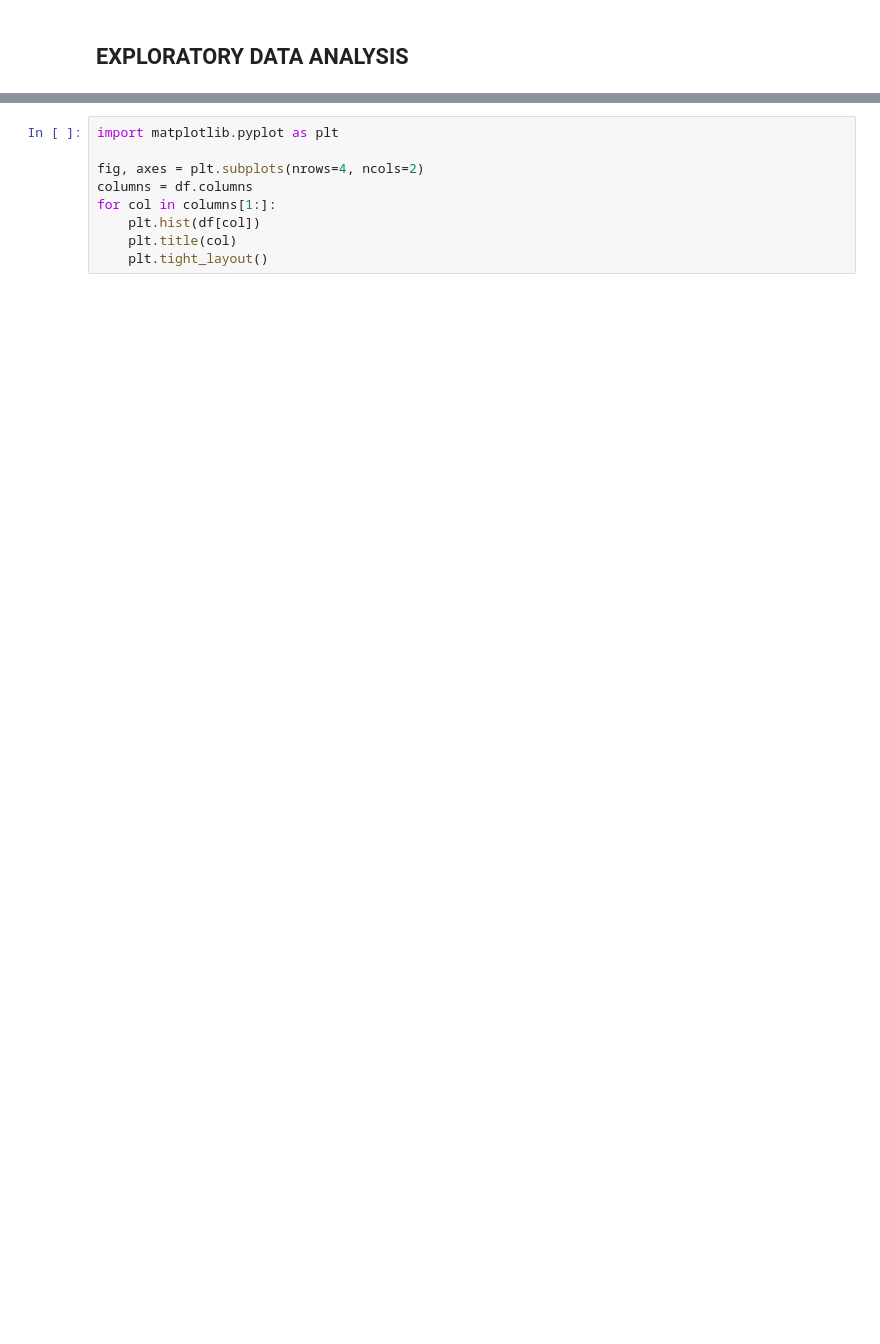
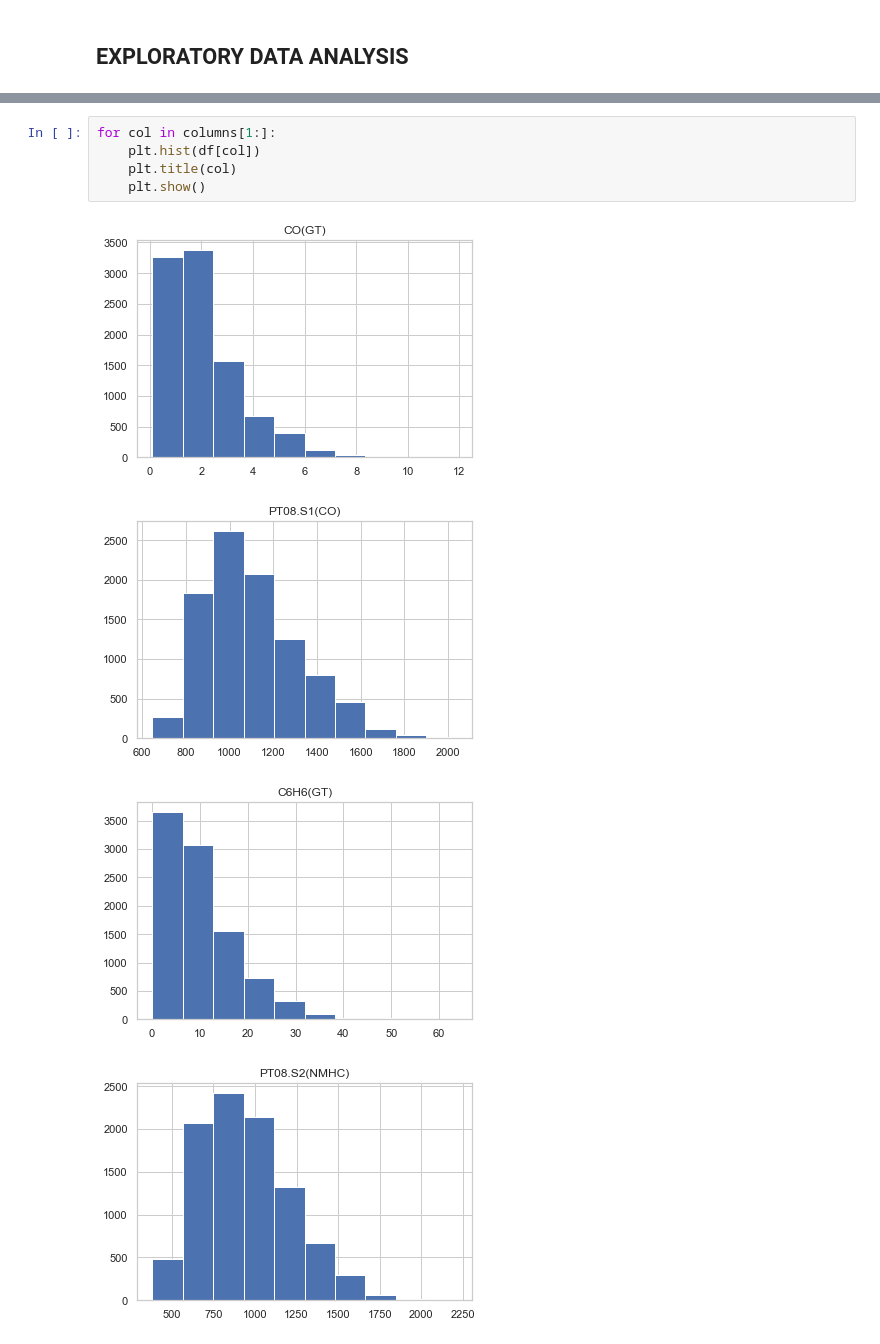
Before and after one commit to LucianPopaLVP/Project-3---Supervised-Learning---Regression, a Jupyter notebook: Untitled.ipynb, the cells around one changed output, grey strips where cells are left out. Drawn from its saved outputs; the diff is of its cells as text; blank space fills up the shorter version.

```diff
--- a/Untitled.ipynb
+++ b/Untitled.ipynb
@@ -313,9 +276,10 @@ dtype: bool
 # %%
-import matplotlib.pyplot as plt
-
-fig, axes = plt.subplots(nrows=4, ncols=2)
-columns = df.columns
 for col in columns[1:]:
     plt.hist(df[col])
     plt.title(col)
-    plt.tight_layout()
+    plt.show()
+# %% [output]
+[figure, added]
+[figure, added]
+[figure, added]
+[figure, added]
```
Also changed, not shown: parts of 60 cells of this notebook.
